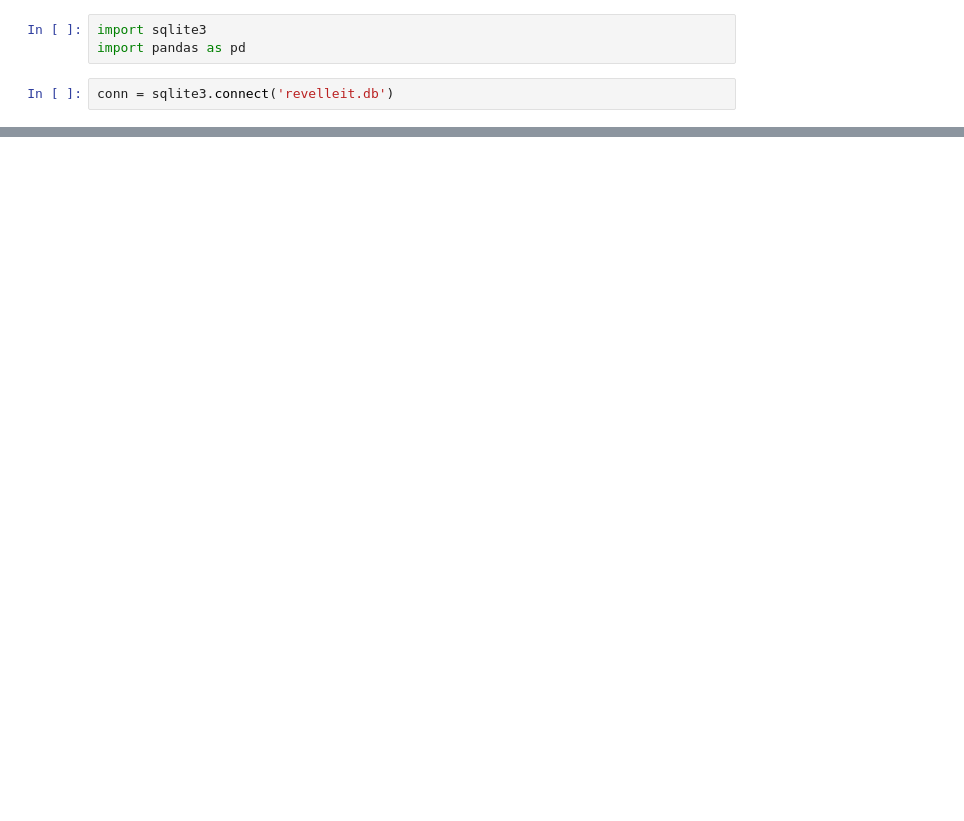
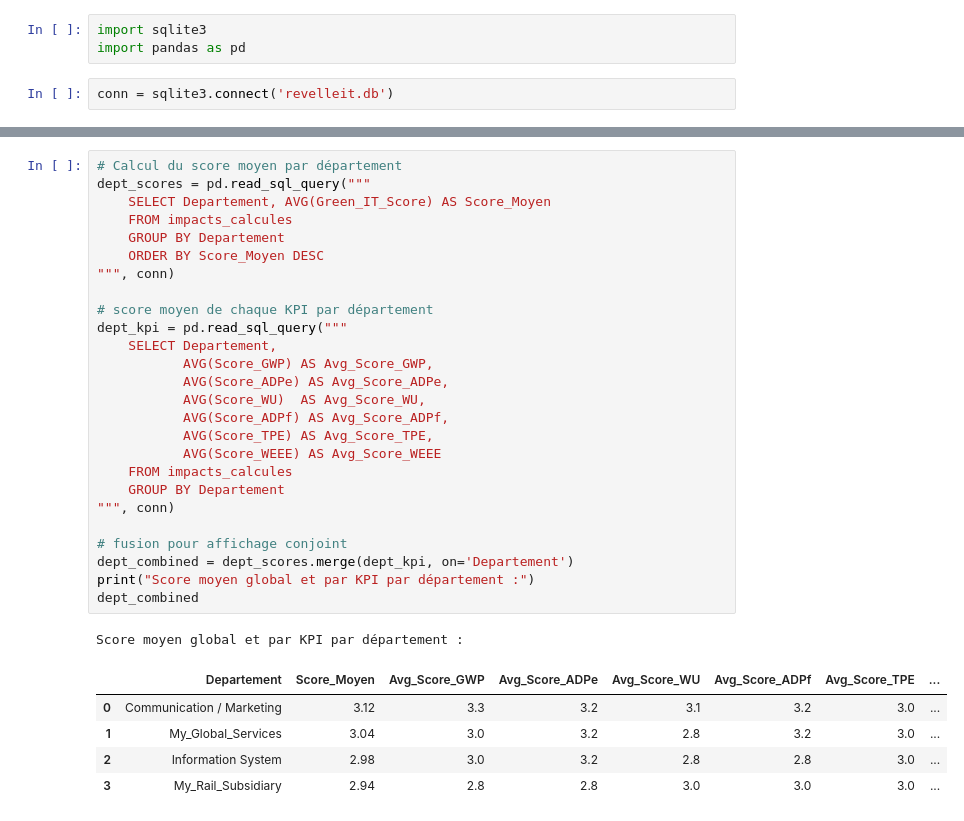
Before and after one commit to Chheche/RevelleIt_Ai, a Jupyter notebook: Test.ipynb, the cells around one changed output, grey strips where cells are left out. Saved outputs shown, nothing was run; the diff lists cells and outputs as text; blank space fills up the shorter version.

```diff
--- a/Test.ipynb
+++ b/Test.ipynb
@@ -64,0 +58,33 @@ Score moyen par département :
+# %%
+# Calcul du score moyen par département
+dept_scores = pd.read_sql_query("""
+    SELECT Departement, AVG(Green_IT_Score) AS Score_Moyen
+    FROM impacts_calcules
+    GROUP BY Departement
+    ORDER BY Score_Moyen DESC
+""", conn)
+
+# score moyen de chaque KPI par département
+dept_kpi = pd.read_sql_query("""
+    SELECT Departement,
+           AVG(Score_GWP) AS Avg_Score_GWP,
+           AVG(Score_ADPe) AS Avg_Score_ADPe,
+           AVG(Score_WU)  AS Avg_Score_WU,
+           AVG(Score_ADPf) AS Avg_Score_ADPf,
+           AVG(Score_TPE) AS Avg_Score_TPE,
+           AVG(Score_WEEE) AS Avg_Score_WEEE
+    FROM impacts_calcules
+    GROUP BY Departement
+""", conn)
+
+# fusion pour affichage conjoint
+dept_combined = dept_scores.merge(dept_kpi, on='Departement')
+print("Score moyen global et par KPI par département :")
+dept_combined
+# %% [output]
+Score moyen global et par KPI par département :
+|  | Departement | Score_Moyen | Avg_Score_GWP | Avg_Score_ADPe | Avg_Score_WU | Avg_Score_ADPf | Avg_Score_TPE | ... |
+| 0 | Communication / Marketing | 3.12 | 3.3 | 3.2 | 3.1 | 3.2 | 3.0 | ... |
+| 1 | My_Global_Services | 3.04 | 3.0 | 3.2 | 2.8 | 3.2 | 3.0 | ... |
+| 2 | Information System | 2.98 | 3.0 | 3.2 | 2.8 | 2.8 | 3.0 | ... |
+| 3 | My_Rail_Subsidiary | 2.94 | 2.8 | 2.8 | 3.0 | 3.0 | 3.0 | ... |
```
Also changed, not shown: parts of 9 cells of this notebook, 4 other files.
